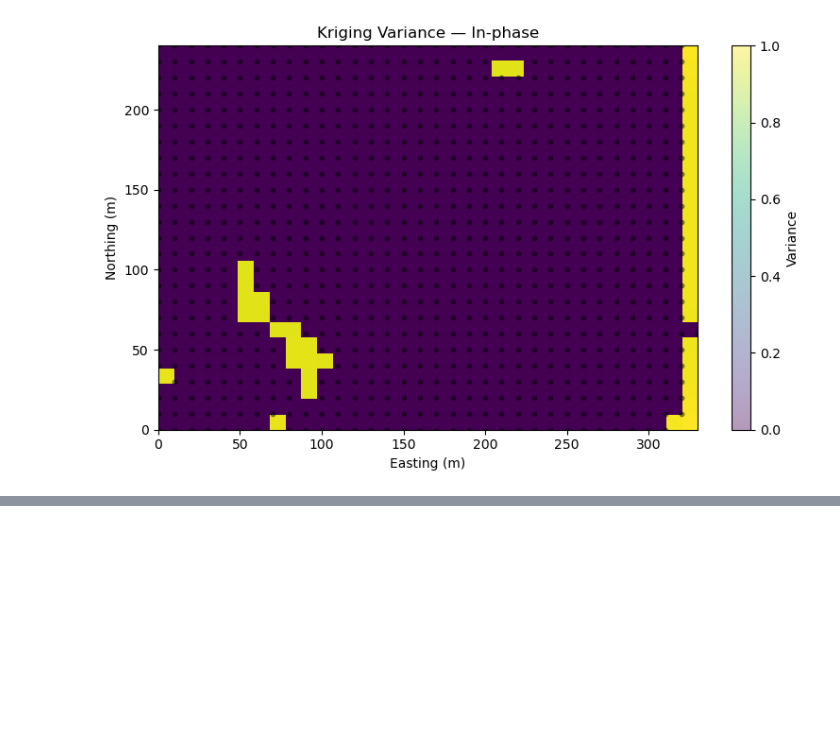
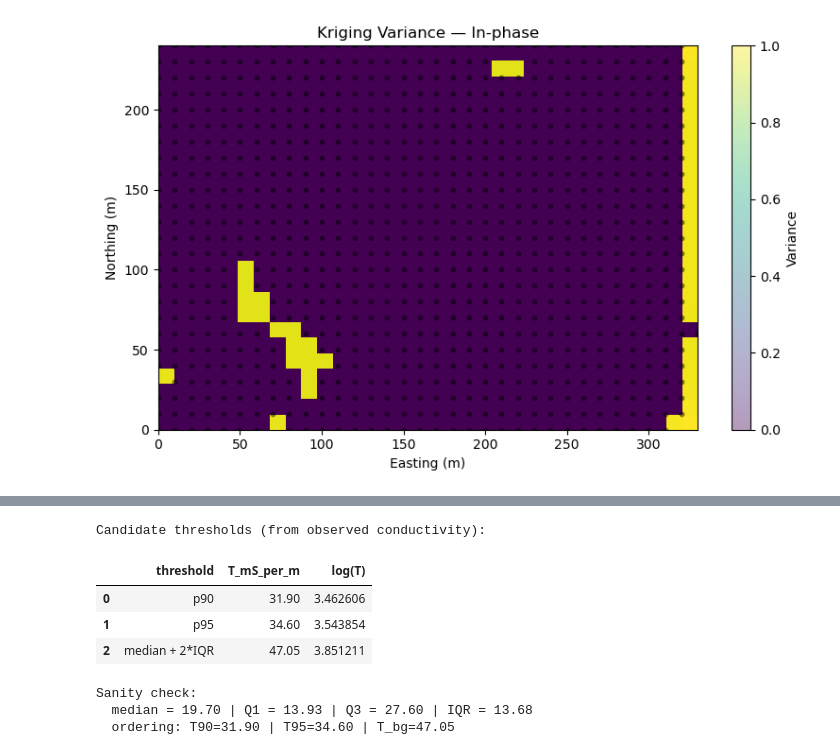
Before and after one commit to JasonDahl/eighty-acres-em31, a Jupyter notebook: notebooks/01_em31_geostatistical_analysis.ipynb, the cells around one changed output, grey strips where cells are left out. Saved outputs shown, nothing was run; the diff lists cells and outputs as text; code cells hidden in the pictures; blank space fills up the shorter version.

```diff
--- a/notebooks/01_em31_geostatistical_analysis.ipynb
+++ b/notebooks/01_em31_geostatistical_analysis.ipynb
@@ -838,0 +1057,46 @@ Overall, the kriging results support the presence of a localized subsurface feat
+# %%
+# --- Section 6.2: Threshold selection (distribution-based) ---
+
+# Use the cleaned conductivity observations (same source used for variograms/kriging)
+conduc_obs = df_k["conduc"].dropna().to_numpy(dtype=float)
+
+# Candidate thresholds on the original scale (mS/m)
+T90 = float(np.percentile(conduc_obs, 90))
+T95 = float(np.percentile(conduc_obs, 95))
+
+q1 = float(np.percentile(conduc_obs, 25))
+q3 = float(np.percentile(conduc_obs, 75))
+iqr = q3 - q1
+median = float(np.median(conduc_obs))
+
+T_bg = median + 2.0 * iqr  # robust background-based threshold (as defined in text)
+
+# Thresholds on log scale (used for probability-of-exceedance in Section 6.3)
+t90 = float(np.log(T90))
+t95 = float(np.log(T95))
+t_bg = float(np.log(T_bg))
+
+thresholds = pd.DataFrame(
+    {
+        "threshold": ["p90", "p95", "median + 2*IQR"],
+        "T_mS_per_m": [T90, T95, T_bg],
+        "log(T)": [t90, t95, t_bg],
+    }
+)
+
+print("Candidate thresholds (from observed conductivity):")
+display(thresholds)
+
+# Quick sanity check (helps interpretation for heavy-tailed data)
+print("\nSanity check:")
+print(f"  median = {median:.2f} | Q1 = {q1:.2f} | Q3 = {q3:.2f} | IQR = {iqr:.2f}")
+print(f"  ordering: T90={T90:.2f} | T95={T95:.2f} | T_bg={T_bg:.2f}")
+# %% [output]
+Candidate thresholds (from observed conductivity):
+|  | threshold | T_mS_per_m | log(T) |
+| 0 | p90 | 31.90 | 3.462606 |
+| 1 | p95 | 34.60 | 3.543854 |
+| 2 | median + 2*IQR | 47.05 | 3.851211 |
+Sanity check:
+  median = 19.70 | Q1 = 13.93 | Q3 = 27.60 | IQR = 13.68
+  ordering: T90=31.90 | T95=34.60 | T_bg=47.05
```
Also changed, not shown: parts of 17 cells of this notebook.
